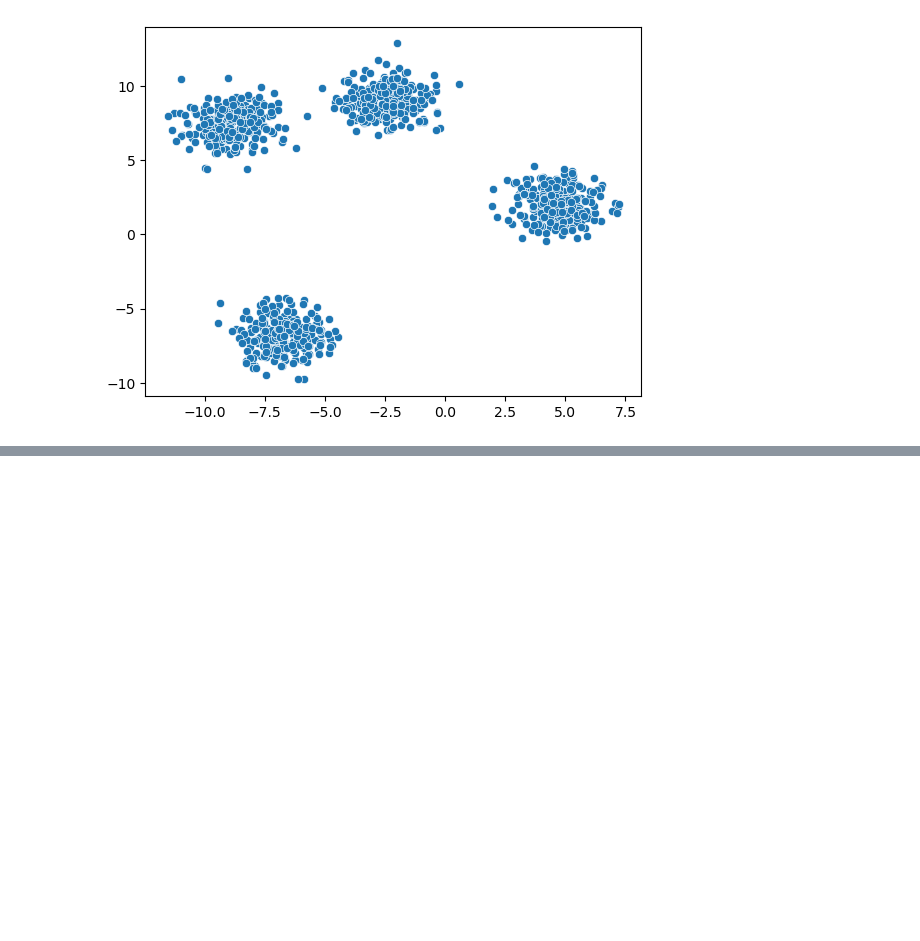
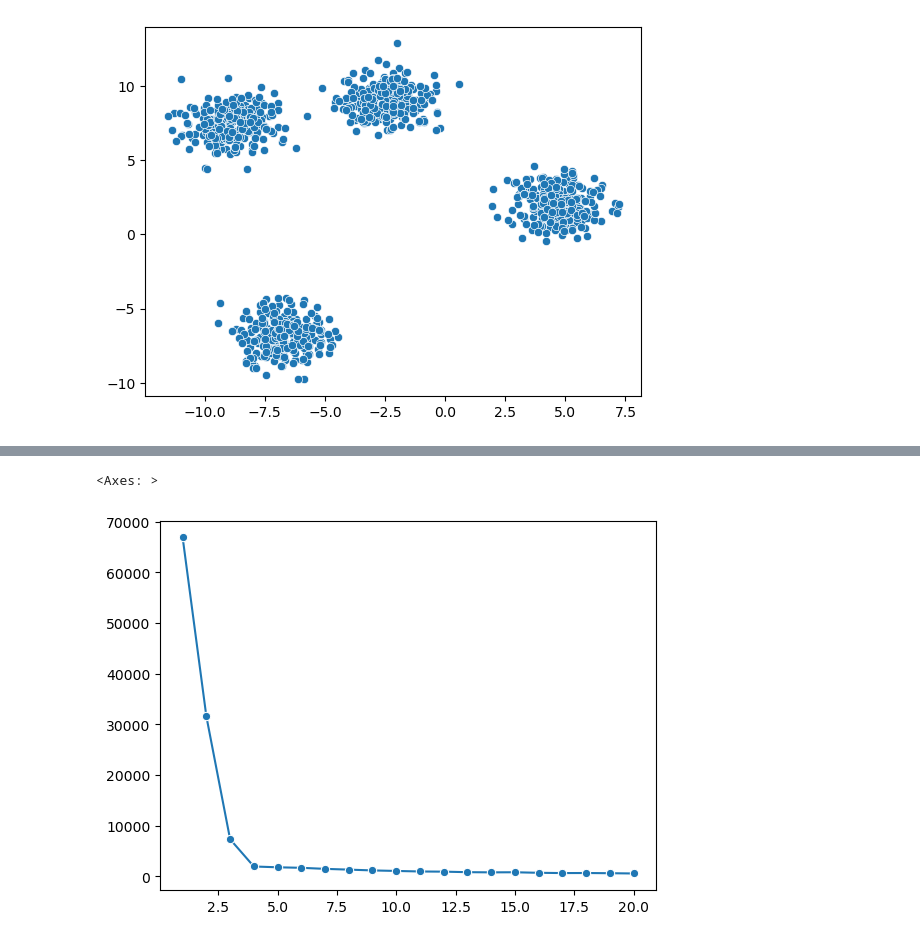
Before and after one commit to Deptek/Daily_learning, a Jupyter notebook: ml/UL/K-means_clusturing.ipynb, the cells around one changed output, grey strips where cells are left out. Cells and saved outputs as stored; diff of their text form; code cells hidden in the pictures; blank space fills up the shorter version.

```diff
--- a/ml/UL/K-means_clusturing.ipynb
+++ b/ml/UL/K-means_clusturing.ipynb
@@ -31,0 +39,12 @@ labels= kmeans.fit_predict(X)
+# %%
+wcss= []
+for k in range(1,21):
+    kmean= KMeans(n_clusters=k)
+    kmean.fit_predict(X)
+    wcss.append(kmean.inertia_) # the inertia parameter stores all the wcss values and here we are transfering it.
+# %%
+sns.lineplot(x=range(1,21), y=wcss, marker="o")
+# Here we can see the elbow point is somewhere around 4, as we have used earlier.
+# %% [output]
+<Axes: >
+[figure, added]
```
Also changed, not shown: parts of 24 cells of this notebook.
